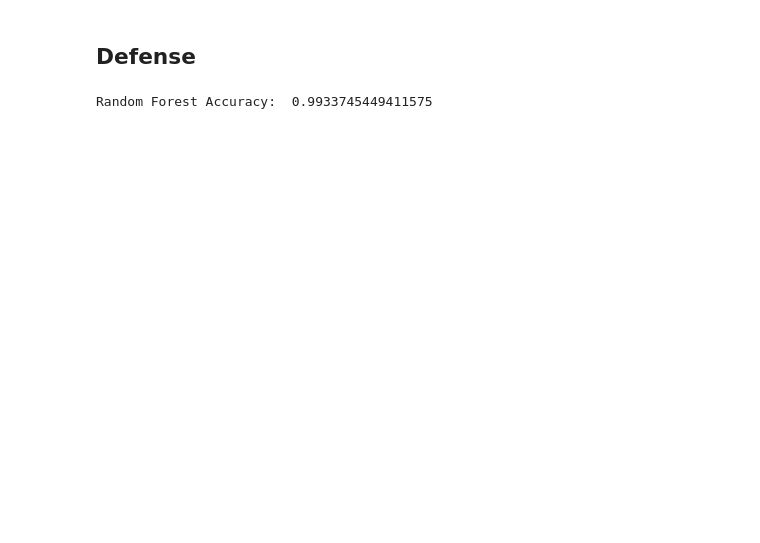
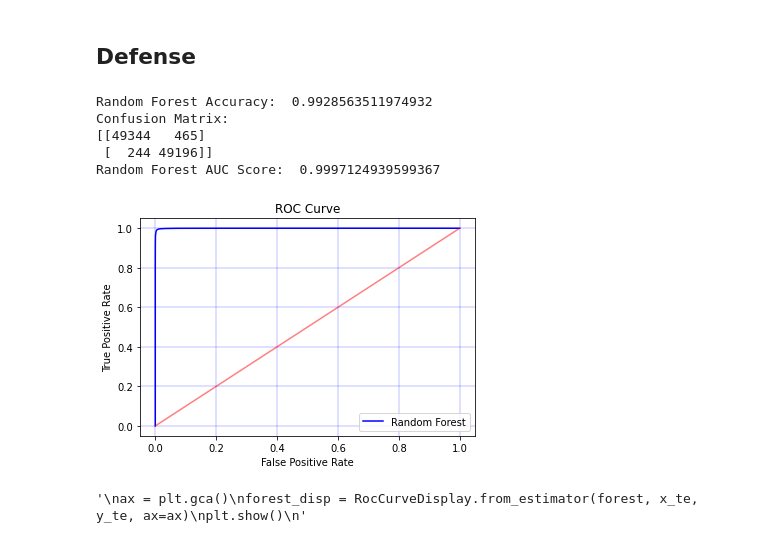
Before and after one commit to SidAkalwadi/CS5804-CC-Fraud, a Jupyter notebook: Games-Intro_to_AI.ipynb, the cells around one changed output. Saved outputs shown, nothing was run; the diff lists cells and outputs as text; code cells hidden in the pictures; blank space fills up the shorter version.

Commit message:
confusion matrix and ROC curve

```diff
--- a/Games-Intro_to_AI.ipynb
+++ b/Games-Intro_to_AI.ipynb
@@ -134,11 +134,46 @@ Counter({0: 49678, 1: 49485})
 # %%
 # Please train the classifiers here:
 # Sidd Logistic Regression
+
+
 # Judd Random Forest
-forest = RandomForestClassifier(n_estimators=100, random_state=0)
+forest = RandomForestClassifier(n_estimators=100, random_state=42)
 forest.fit(x_tr, y_tr)
+
 pred = forest.predict(x_te)
 print("Random Forest Accuracy: ", metrics.accuracy_score(y_te, pred))
+conf_mat = confusion_matrix(y_te, pred)
+print("Confusion Matrix: ")
+print(conf_mat)
+
+pred_prob = forest.predict_proba(x_te)
+fpr1, tpr1, _a = roc_curve(y_te, pred_prob[:,1], pos_label=1)
+random_probs = [0 for i in range(len(y_te))]
+p_fpr, p_tpr, _b = roc_curve(y_te, random_probs, pos_label=1)
+auc_score = roc_auc_score(y_te, pred_prob[:,1])
+print("Random Forest AUC Score: ", auc_score)
+plt.plot(fpr1, tpr1, color='blue', label="Random Forest")
+plt.plot(p_fpr, p_tpr, color='red', alpha=0.5)
+plt.title('ROC Curve')
+plt.xlabel('False Positive Rate')
+plt.ylabel('True Positive Rate')
+plt.legend(loc='best')
+plt.grid(color='b', ls = '-', lw=0.25)
+plt.show()
+
+'''
+ax = plt.gca()
+forest_disp = RocCurveDisplay.from_estimator(forest, x_te, y_te, ax=ax)
+plt.show()
+'''
+
+
 # Matt Decison Trees
 # %% [output]
-Random Forest Accuracy:  0.9933745449411575
+Random Forest Accuracy:  0.9928563511974932
+Confusion Matrix:
+[[49344   465]
+ [  244 49196]]
+Random Forest AUC Score:  0.9997124939599367
+[figure, added]
+'\nax = plt.gca()\nforest_disp = RocCurveDisplay.from_estimator(forest, x_te, y_te, ax=ax)\nplt.show()\n'
```
Also changed, not shown: parts of 3 cells of this notebook.
